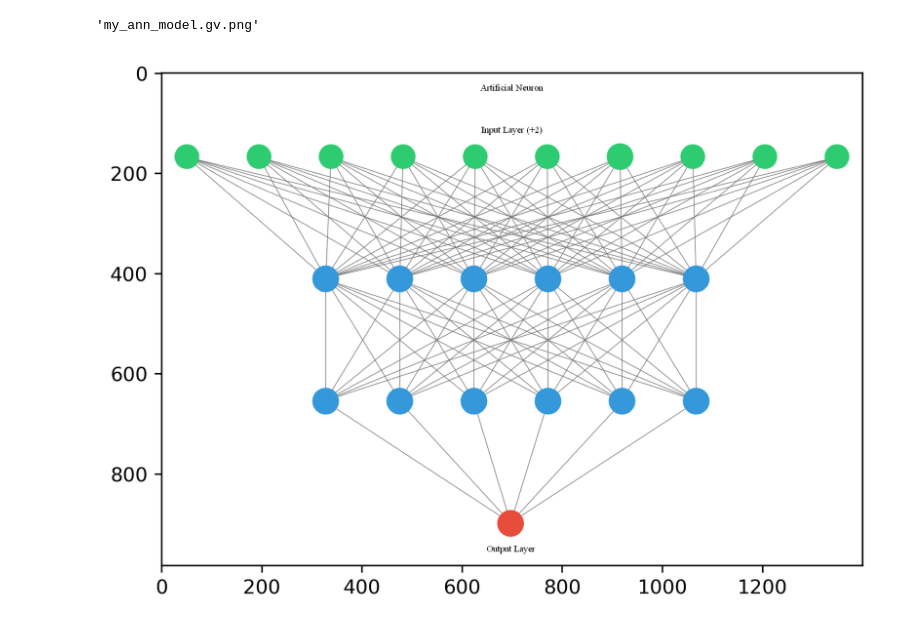
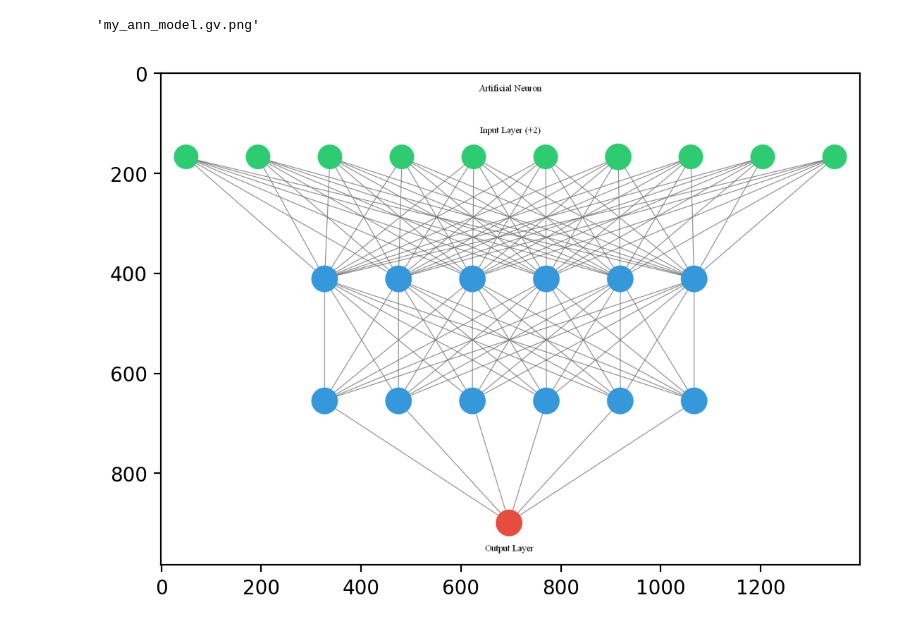
Before and after one commit to lavkushsingh31/Deep_Learning_Assignments, a Jupyter notebook: Practice Udemy - ANN Practice.ipynb, the cells around one changed output. Drawn from its saved outputs; the diff is of its cells as text; code cells hidden in the pictures.

```diff
--- a/Practice Udemy - ANN Practice.ipynb
+++ b/Practice Udemy - ANN Practice.ipynb
@@ -190,9 +235,9 @@ filename
 # %% [output]
 'my_ann_model.gv.png'
 # %%
-plt.figure(dpi=300)
+plt.figure(dpi=200)
 img = mpimg.imread(filename)
 imgplot = plt.imshow(img)
 plt.show()
 # %% [output]
-[figure, old version]
+[figure, new version]
```
Also changed, not shown: parts of 25 cells of this notebook.
